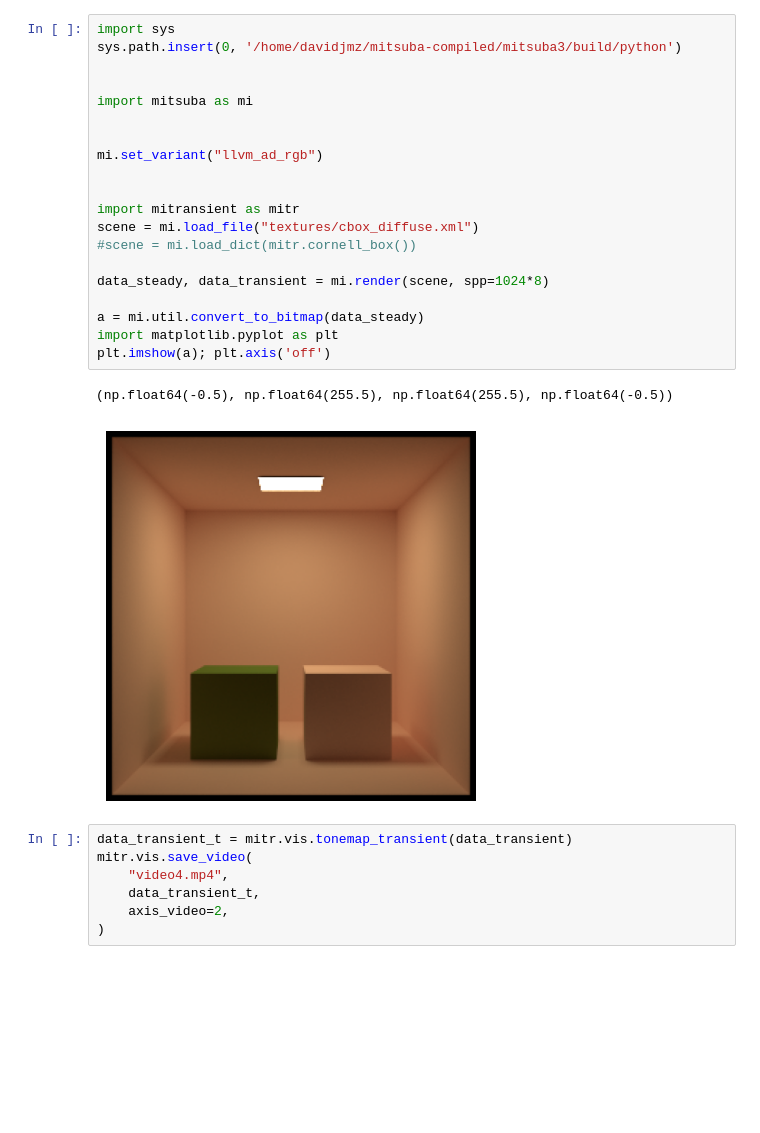
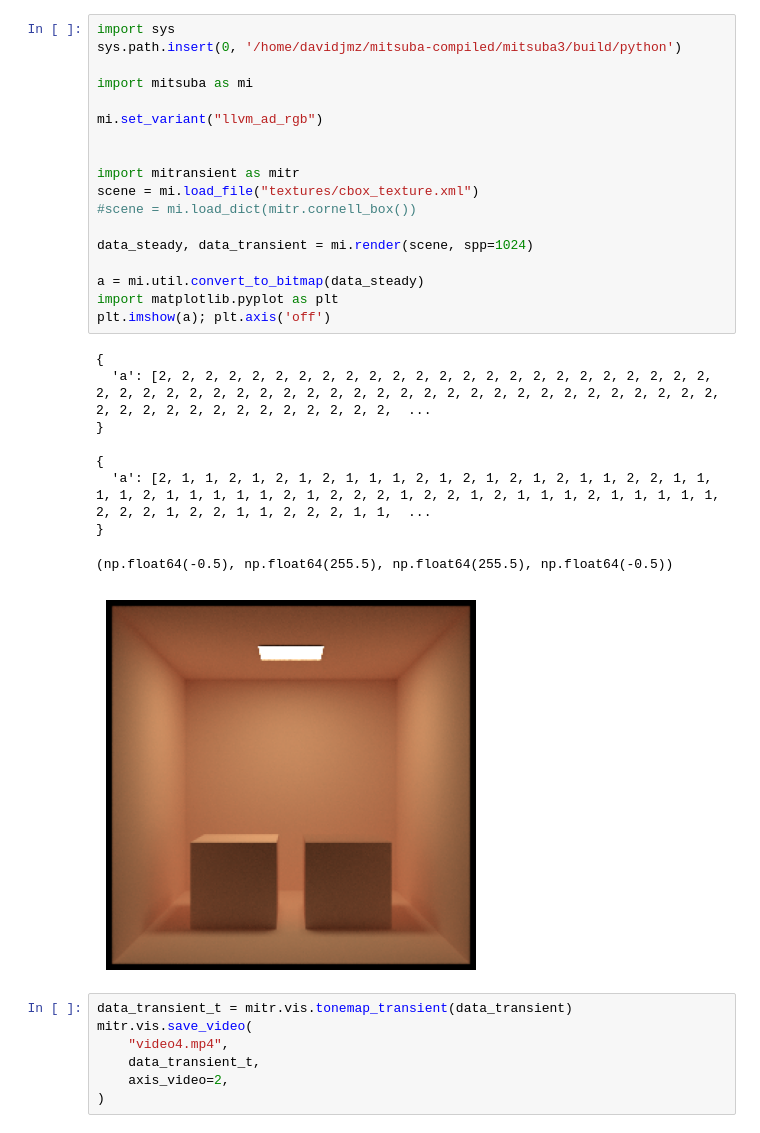
Before and after one commit to Davidjmz12/mitransient, a Jupyter notebook: examples/transient-delays/example_temporal_delay.ipynb, the cells around one changed output. Saved outputs shown, nothing was run; the diff lists cells and outputs as text; blank space fills up the shorter version.

Commit message:
dev: Changed textures for attribute dynamic values.

```diff
--- a/examples/transient-delays/example_temporal_delay.ipynb
+++ b/examples/transient-delays/example_temporal_delay.ipynb
@@ -1,26 +1,31 @@
 # %%
 import sys
 sys.path.insert(0, '/home/davidjmz/mitsuba-compiled/mitsuba3/build/python')
 
-
 import mitsuba as mi
-
 
 mi.set_variant("llvm_ad_rgb")
 
 
 import mitransient as mitr
-scene = mi.load_file("textures/cbox_diffuse.xml")
+scene = mi.load_file("textures/cbox_texture.xml")
 #scene = mi.load_dict(mitr.cornell_box())
 
-data_steady, data_transient = mi.render(scene, spp=1024*8)
+data_steady, data_transient = mi.render(scene, spp=1024)
 
 a = mi.util.convert_to_bitmap(data_steady)
 import matplotlib.pyplot as plt
 plt.imshow(a); plt.axis('off')
 # %% [output]
-(np.float64(-0.5), np.float64(255.5), np.float64(255.5), np.float64(-0.5))
+{
+  'a': [2, 2, 2, 2, 2, 2, 2, 2, 2, 2, 2, 2, 2, 2, 2, 2, 2, 2, 2, 2, 2, 2, 2, 2, 2, 2, 2, 2, 2, 2, 2, 2, 2, 2, 2, 2, 2, 2, 2, 2, 2, 2, 2, 2, 2, 2, 2, 2, 2, 2, 2, 2, 2, 2, 2, 2, 2, 2, 2, 2, 2, 2, 2, 2,  ...
+}
+
+{
+  'a': [2, 1, 1, 2, 1, 2, 1, 2, 1, 1, 1, 2, 1, 2, 1, 2, 1, 2, 1, 1, 2, 2, 1, 1, 1, 1, 2, 1, 1, 1, 1, 1, 2, 1, 2, 2, 2, 1, 2, 2, 1, 2, 1, 1, 1, 2, 1, 1, 1, 1, 1, 2, 2, 2, 1, 2, 2, 1, 1, 2, 2, 2, 1, 1,  ...
+}
+(np.float64(-0.5), np.float64(255.5), np.float64(255.5), np.float64(-0.5))
-[figure, old version]
+[figure, new version]
 # %%
 data_transient_t = mitr.vis.tonemap_transient(data_transient)
 mitr.vis.save_video(
```
Also changed, not shown: 16 other files.
